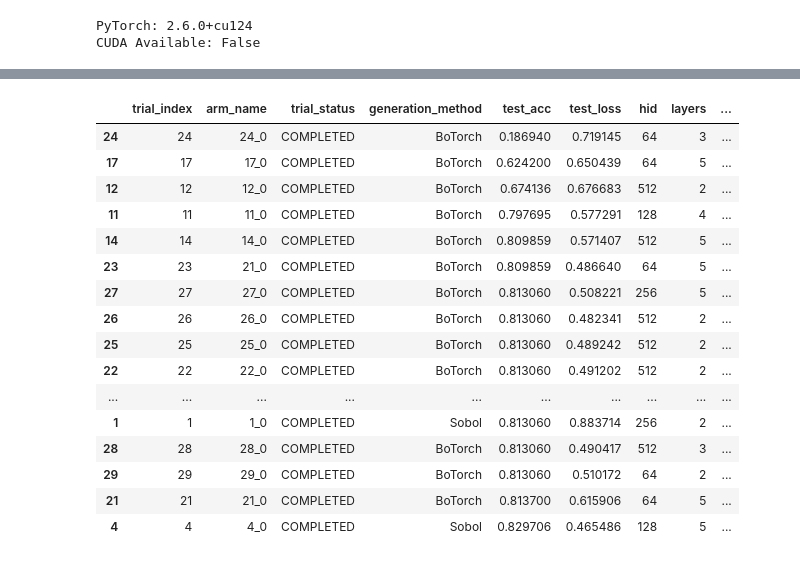
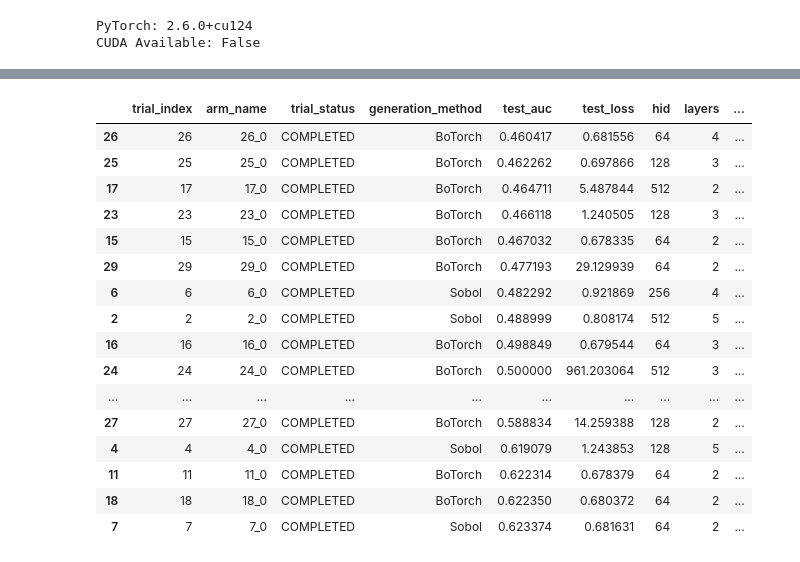
Before and after one commit to sebdisdv/SEPH_outcome, a Jupyter notebook: SEPH_OUTCOME/main_notebook.ipynb, the cells around one changed output, grey strips where cells are left out. Cells and saved outputs as stored; diff of their text form; code cells hidden in the pictures.

```diff
--- a/SEPH_OUTCOME/main_notebook.ipynb
+++ b/SEPH_OUTCOME/main_notebook.ipynb
@@ -43,3 +40,3 @@ list(datasets_info.keys())
 # %%
-dataset = "BPI12_DECLINED_COMPLETE" #decide which dataset to work on
+dataset = "BPIC11_f1" #decide which dataset to work on
 # %%
@@ -398,6 +423,8 @@ def test_hgnn(net):
     total_loss = 0.0
     correct = 0
     total = 0
+    all_logits = []
+    all_labels = []
 
     with torch.no_grad():
         for x in test_loader:
@@ -409,15 +436,29 @@ def test_hgnn(net):
             total_loss += loss_fn(logits, labels.float()).item()
 
             # binary predictions & accuracy
-            preds = (torch.sigmoid(logits) > 0.5).long()
-            correct += (preds == labels).sum().item()
-            total += labels.size(0)
+            #preds = (torch.sigmoid(logits) > 0.5).long()
+            #correct += (preds == labels).sum().item()
+            #total += labels.size(0)
+
+            # accumulate for AUC
+            all_logits.append(logits.cpu())
+            all_labels.append(labels.cpu())
+
 
     avg_loss = total_loss / len(test_loader)
-    accuracy = correct / total
+    #accuracy = correct / total
+    # compute AUC
+    all_logits = torch.cat(all_logits)
+    all_labels = torch.cat(all_labels).numpy()
+    all_probs  = torch.sigmoid(all_logits).numpy()
+    from sklearn.metrics import roc_auc_score
+    test_auc = roc_auc_score(all_labels, all_probs)
 
-    print(f"Test loss: {avg_loss:.4f}, Test accuracy: {accuracy:.4f}")
-    return {"test_loss": avg_loss, "test_acc": accuracy}
+
+    #print(f"Test loss: {avg_loss:.4f}, Test accuracy: {accuracy:.4f}")
+    #return {"test_loss": avg_loss, "test_acc": accuracy}
+    print(f"Test loss: {avg_loss:.4f}, Test ROC‑AUC: {test_auc:.4f}")
+    return {"test_loss": avg_loss, "test_auc": test_auc}
 # %%
 # Calculate unique counts for categorical columns
 list_unique = {col: len(tab_all[col].unique()) for col in categorical_columns}
@@ -492,9 +533,9 @@ best_parameters, values, experiment, model = optimize(
     ],
 
     evaluation_function=train_evaluate,
-    objective_name='test_loss', #or can place 'test_acc'
+    objective_name='test_auc',
     arms_per_trial=1,
-    minimize = True,
+    minimize = False,
     random_seed = 123,
     total_trials = 30
 )
@@ -574,21 +615,21 @@ results = exp_to_df(experiment)
 # %%
-results.sort_values(by="test_acc")
+results.sort_values(by="test_auc")
 # %% [output]
-|  | trial_index | arm_name | trial_status | generation_method | test_acc | test_loss | hid | layers | ... |
-| 24 | 24 | 24_0 | COMPLETED | BoTorch | 0.186940 | 0.719145 | 64 | 3 | ... |
-| 17 | 17 | 17_0 | COMPLETED | BoTorch | 0.624200 | 0.650439 | 64 | 5 | ... |
-| 12 | 12 | 12_0 | COMPLETED | BoTorch | 0.674136 | 0.676683 | 512 | 2 | ... |
-| 11 | 11 | 11_0 | COMPLETED | BoTorch | 0.797695 | 0.577291 | 128 | 4 | ... |
-| 14 | 14 | 14_0 | COMPLETED | BoTorch | 0.809859 | 0.571407 | 512 | 5 | ... |
-| 23 | 23 | 21_0 | COMPLETED | BoTorch | 0.809859 | 0.486640 | 64 | 5 | ... |
-| 27 | 27 | 27_0 | COMPLETED | BoTorch | 0.813060 | 0.508221 | 256 | 5 | ... |
-| 26 | 26 | 26_0 | COMPLETED | BoTorch | 0.813060 | 0.482341 | 512 | 2 | ... |
-| 25 | 25 | 25_0 | COMPLETED | BoTorch | 0.813060 | 0.489242 | 512 | 2 | ... |
-| 22 | 22 | 22_0 | COMPLETED | BoTorch | 0.813060 | 0.491202 | 512 | 2 | ... |
+|  | trial_index | arm_name | trial_status | generation_method | test_auc | test_loss | hid | layers | ... |
+| 26 | 26 | 26_0 | COMPLETED | BoTorch | 0.460417 | 0.681556 | 64 | 4 | ... |
+| 25 | 25 | 25_0 | COMPLETED | BoTorch | 0.462262 | 0.697866 | 128 | 3 | ... |
+| 17 | 17 | 17_0 | COMPLETED | BoTorch | 0.464711 | 5.487844 | 512 | 2 | ... |
+| 23 | 23 | 23_0 | COMPLETED | BoTorch | 0.466118 | 1.240505 | 128 | 3 | ... |
+| 15 | 15 | 15_0 | COMPLETED | BoTorch | 0.467032 | 0.678335 | 64 | 2 | ... |
+| 29 | 29 | 29_0 | COMPLETED | BoTorch | 0.477193 | 29.129939 | 64 | 2 | ... |
+| 6 | 6 | 6_0 | COMPLETED | Sobol | 0.482292 | 0.921869 | 256 | 4 | ... |
+| 2 | 2 | 2_0 | COMPLETED | Sobol | 0.488999 | 0.808174 | 512 | 5 | ... |
+| 16 | 16 | 16_0 | COMPLETED | BoTorch | 0.498849 | 0.679544 | 64 | 3 | ... |
+| 24 | 24 | 24_0 | COMPLETED | BoTorch | 0.500000 | 961.203064 | 512 | 3 | ... |
 | ... | ... | ... | ... | ... | ... | ... | ... | ... | ... |
-| 1 | 1 | 1_0 | COMPLETED | Sobol | 0.813060 | 0.883714 | 256 | 2 | ... |
-| 28 | 28 | 28_0 | COMPLETED | BoTorch | 0.813060 | 0.490417 | 512 | 3 | ... |
-| 29 | 29 | 29_0 | COMPLETED | BoTorch | 0.813060 | 0.510172 | 64 | 2 | ... |
-| 21 | 21 | 21_0 | COMPLETED | BoTorch | 0.813700 | 0.615906 | 64 | 5 | ... |
-| 4 | 4 | 4_0 | COMPLETED | Sobol | 0.829706 | 0.465486 | 128 | 5 | ... |
+| 27 | 27 | 27_0 | COMPLETED | BoTorch | 0.588834 | 14.259388 | 128 | 2 | ... |
+| 4 | 4 | 4_0 | COMPLETED | Sobol | 0.619079 | 1.243853 | 128 | 5 | ... |
+| 11 | 11 | 11_0 | COMPLETED | BoTorch | 0.622314 | 0.678379 | 64 | 2 | ... |
+| 18 | 18 | 18_0 | COMPLETED | BoTorch | 0.622350 | 0.680372 | 64 | 2 | ... |
+| 7 | 7 | 7_0 | COMPLETED | Sobol | 0.623374 | 0.681631 | 64 | 2 | ... |
 # %%
```
Also changed, not shown: parts of 15 cells of this notebook, 55 other files.
